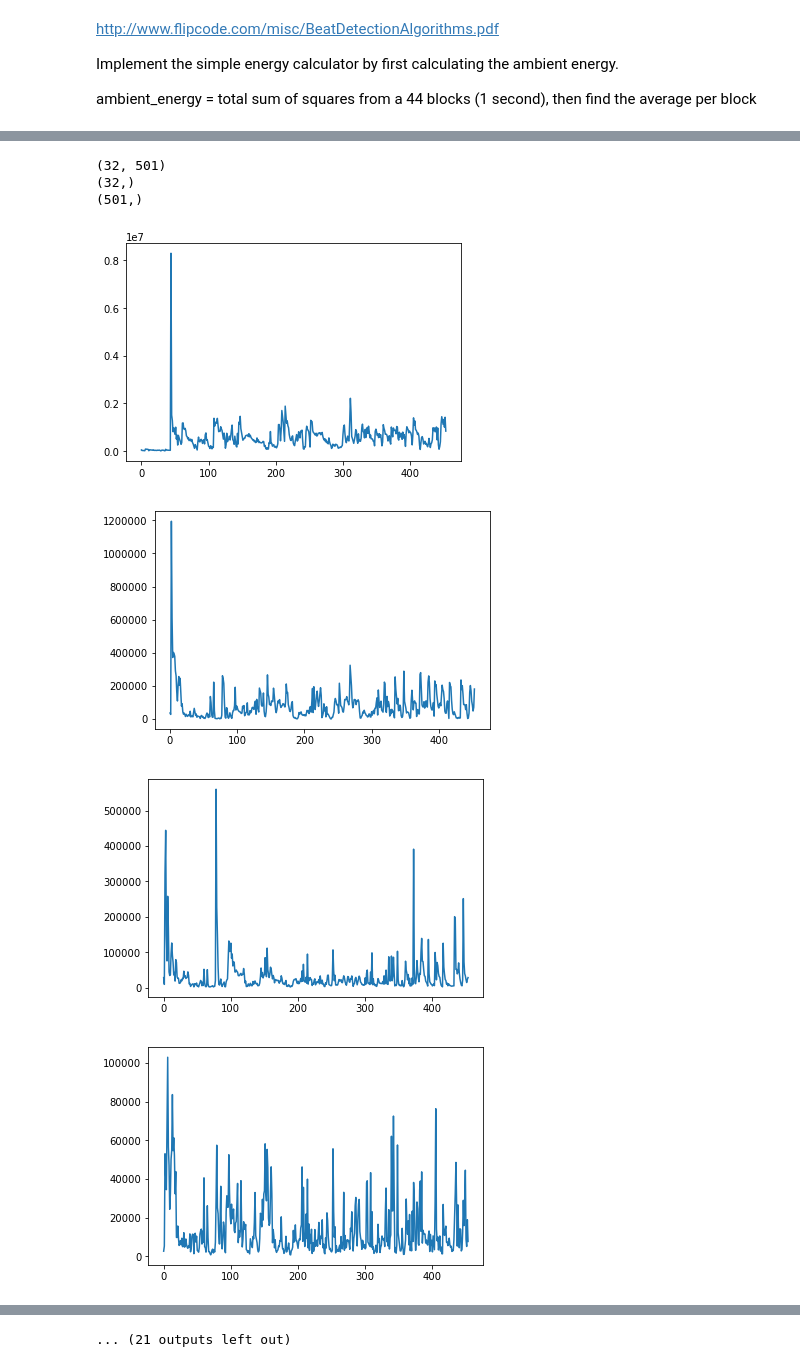
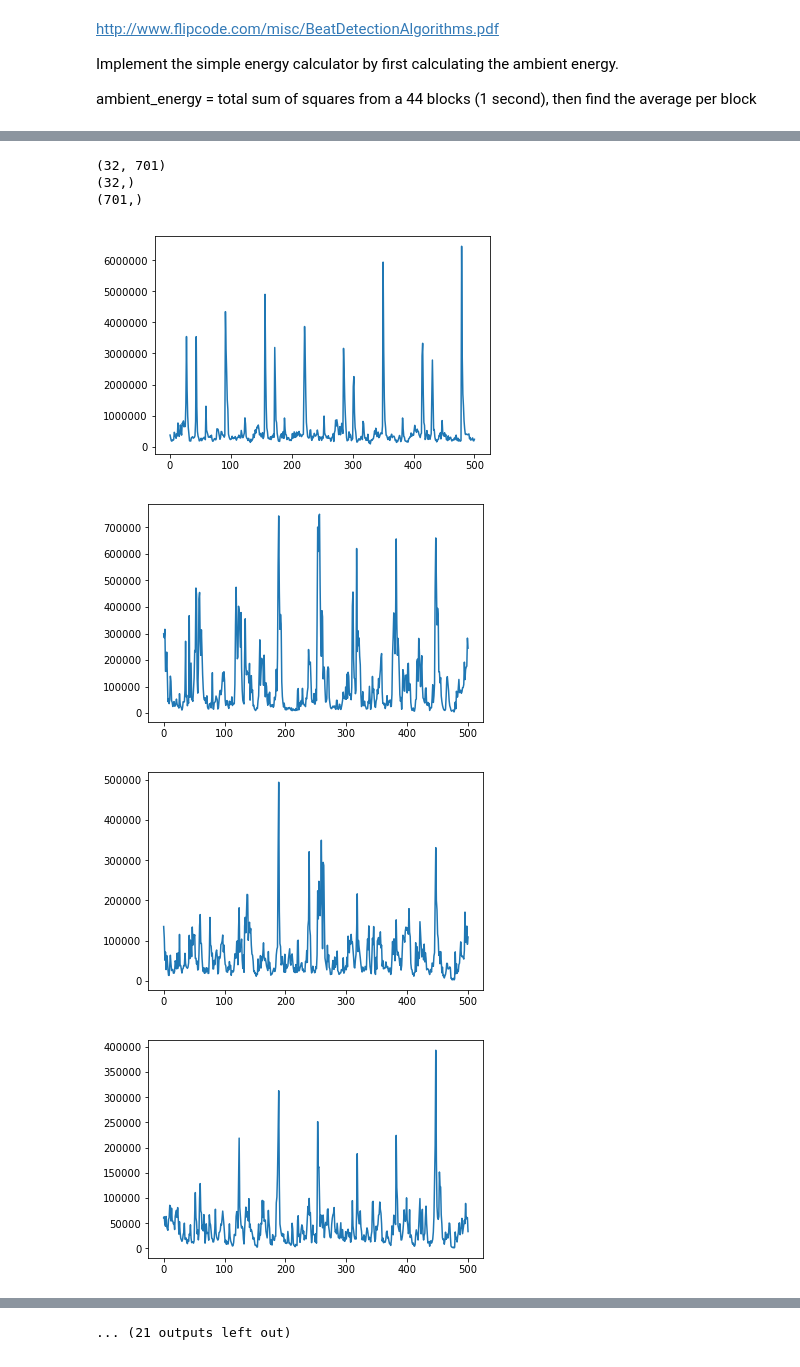
Before and after one commit to lkang/musichackday_1a, a Jupyter notebook: notebooks/audiographs.ipynb, the cells around one changed output, grey strips where cells are left out. Drawn from its saved outputs; the diff is of its cells as text; code cells hidden in the pictures.

```diff
--- a/notebooks/audiographs.ipynb
+++ b/notebooks/audiographs.ipynb
@@ -10,8 +10,8 @@ from scipy.io import wavfile as wavfile
 # %%
 # rate, data = wavfile.read('/Users/lkang/psrc/pcm/hz377.wav')
 # rate, data = wavfile.read('/Users/lkang/psrc/pcm/doorbell-1.wav')
-rate, data = wavfile.read('/Users/lkang/Downloads/Cisco.wav')
-# rate, data = wavfile.read('/Users/lkang/Downloads/gangsta.wav') #youtube coolio gangsta paradise 54 seconds in
+# rate, data = wavfile.read('/Users/lkang/Downloads/Cisco.wav')
+rate, data = wavfile.read('/Users/lkang/Downloads/gangsta.wav') #youtube coolio gangsta paradise 54 seconds in
 data_length = len(data)
 print(data_length)
 # %% [output]
@@ -24,7 +24,7 @@ beat_sample_size = 1024
 # ambient energy is calculated from 1 second of the song
 ambient_data_size = 44*beat_sample_size
 # lets check this beat samples
-samples = 500
+samples = 700
 
 #lets see some random audio data in the song...
 plt.subplot(2,1,1)
@@ -61,7 +61,10 @@ def ambient_energy(energy_array):
 def energy_ratio(sample_energy, energy_array):
     last_axis = energy_array.ndim - 1
     ambient = np.mean(energy_array, axis=last_axis)
-    return sample_energy/ambient
+    ratio = sample_energy/ambient
+#     print('ratio = sample_energy / ambient')
+#     print("{ratio} = {sample_energy} / {ambient}".format(ratio=ratio, sample_energy=sample_energy, ambient=ambient))
+    return ratio
 # %% [markdown]
 
 http://www.flipcode.com/misc/BeatDetectionAlgorithms.pdf
@@ -166,16 +205,16 @@ for sample in range(samples):
 # %%
 # print(beats)
 print(beats.shape)
 print(beats[:,1].shape)
 print(beats[1,:].shape)
 for band in range(int(num_bands)):
-    plt.plot(beats[band,47:])
+    plt.plot(beats[band,200:])
     plt.show()
 # %% [output]
-(32, 501)
+(32, 701)
 (32,)
-(501,)
+(701,)
-[figure, old version]
+[figure, new version]
-[figure, old version]
+[figure, new version]
-[figure, old version]
+[figure, new version]
-[figure, old version]
+[figure, new version]
```
Also changed, not shown: parts of 7 cells of this notebook, 1 other file.
